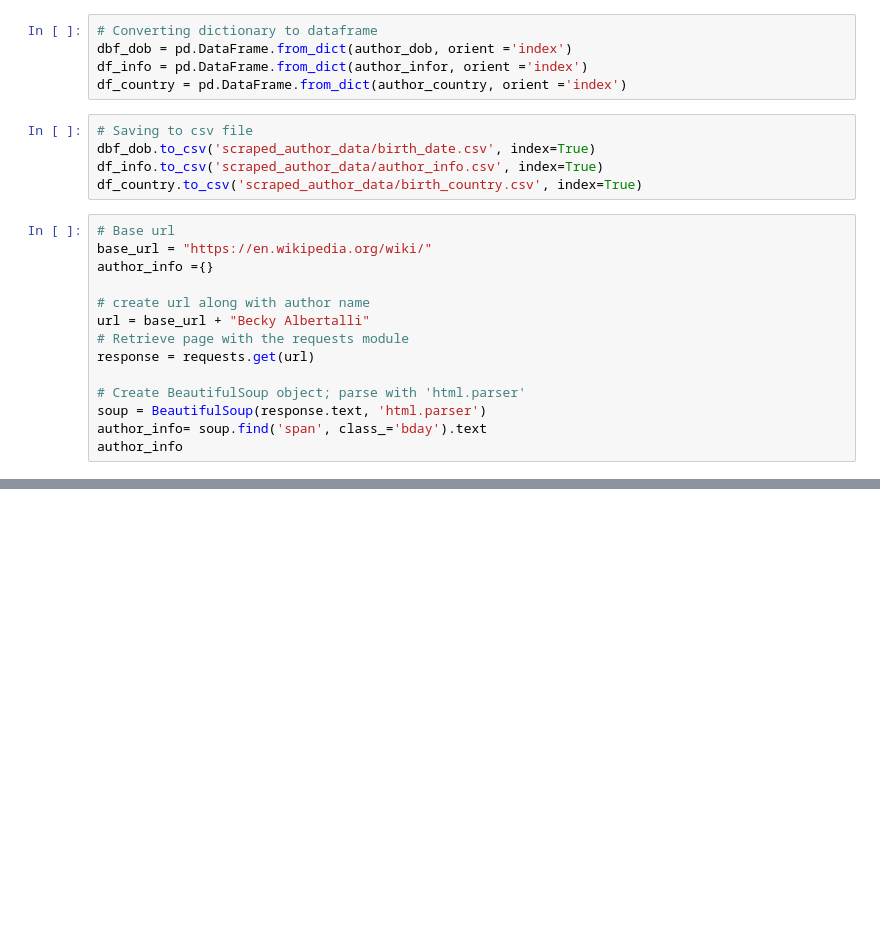
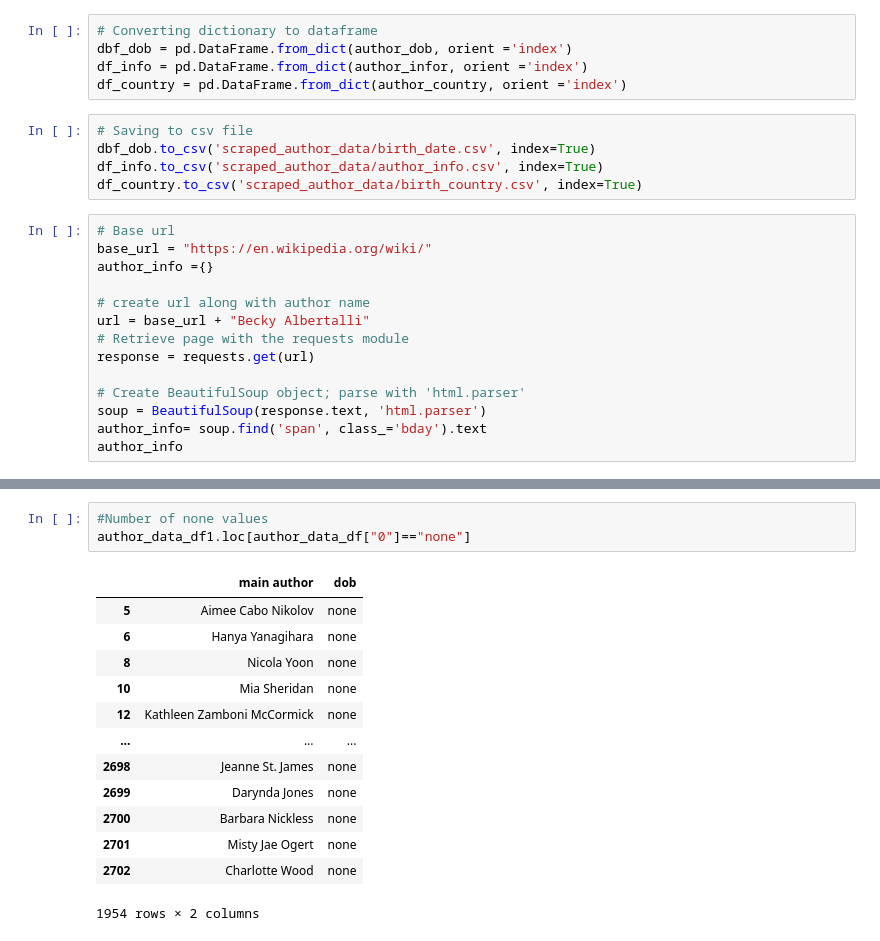
Before and after one commit to mattapallisravya/ETL-Project-Goodreads, a Jupyter notebook: test.ipynb, the cells around one changed output, grey strips where cells are left out. Cells and saved outputs as stored; diff of their text form; blank space fills up the shorter version.

```diff
--- a/test.ipynb
+++ b/test.ipynb
@@ -89,0 +206,17 @@ author_info
+# %%
+#Number of none values
+author_data_df1.loc[author_data_df["0"]=="none"]
+# %% [output]
+|  | main author | dob |
+| 5 | Aimee Cabo Nikolov | none |
+| 6 | Hanya Yanagihara | none |
+| 8 | Nicola Yoon | none |
+| 10 | Mia Sheridan | none |
+| 12 | Kathleen Zamboni McCormick | none |
+| ... | ... | ... |
+| 2698 | Jeanne St. James | none |
+| 2699 | Darynda Jones | none |
+| 2700 | Barbara Nickless | none |
+| 2701 | Misty Jae Ogert | none |
+| 2702 | Charlotte Wood | none |
+1954 rows × 2 columns
```
Also changed, not shown: parts of 10 cells of this notebook, 1 other file.
